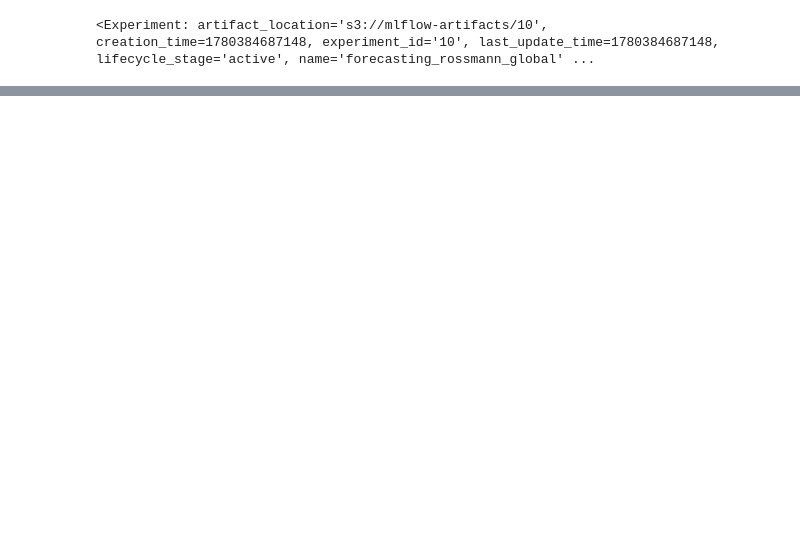
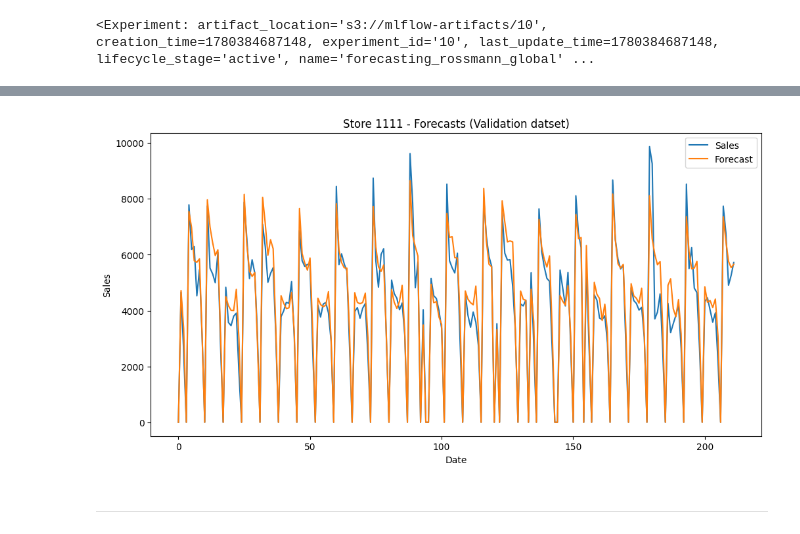
Before and after one commit to soutogustavo/rossmann-forecasting-benchmark, a Jupyter notebook: notebooks/TSF_rossman_forecasting.ipynb, the cells around one changed output, grey strips where cells are left out. Saved outputs shown, nothing was run; the diff lists cells and outputs as text; code cells hidden in the pictures; blank space fills up the shorter version.

```diff
--- a/notebooks/TSF_rossman_forecasting.ipynb
+++ b/notebooks/TSF_rossman_forecasting.ipynb
@@ -551,0 +469,19 @@ ____
+# %%
+val_checks_df = X_val.copy()
+val_checks_df["Sales"] = y_val
+val_checks_df["Predictions"] = preds
+
+check_sid = 1111
+store_preds = val_checks_df[val_checks_df["Store"] == check_sid].copy()
+store_preds.reset_index(drop=True, inplace=True)
+
+fig, ax = plt.subplots(figsize=(12,6))
+store_preds.plot.line(y="Sales", label="Sales", ax=ax)
+store_preds.plot.line(y="Predictions", label="Forecast", ax=ax)
+
+ax.set(title=f"Store {check_sid} - Forecasts (Validation datset)",
+        xlabel="Date", ylabel="Sales");
+# %% [output]
+[figure, added]
+# %% [markdown]
+____
```
Also changed, not shown: parts of 17 cells of this notebook, 3 other files.
